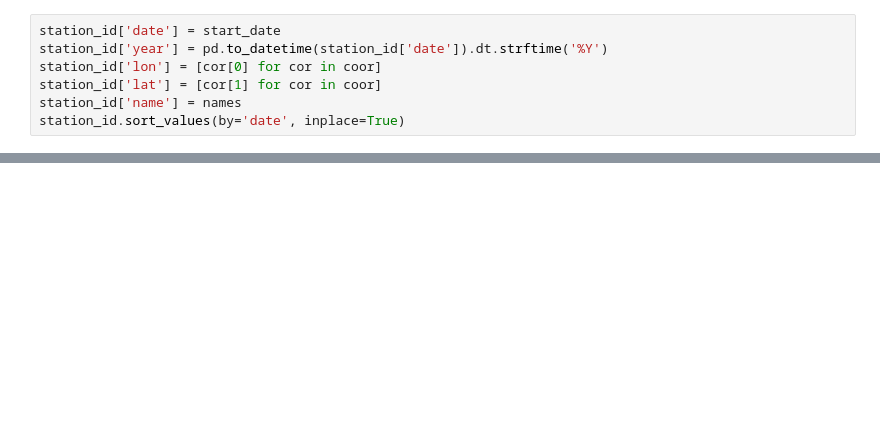
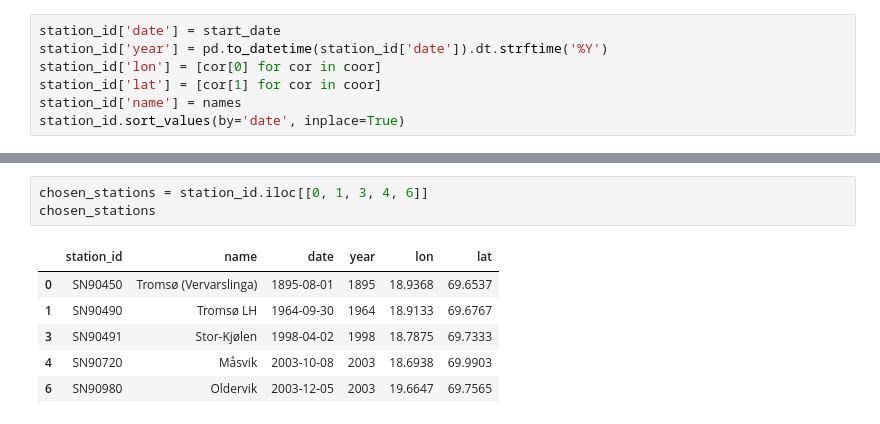
Before and after one commit to trhaugen/troms_weather, a Jupyter notebook: scripts/main_project.ipynb, the cells around one changed output, grey strips where cells are left out. Cells and saved outputs as stored; diff of their text form; blank space fills up the shorter version.

```diff
--- a/scripts/main_project.ipynb
+++ b/scripts/main_project.ipynb
@@ -193,0 +114,10 @@ SyntaxError: invalid syntax (3868715299.py, line 1)
+# %%
+chosen_stations = station_id.iloc[[0, 1, 3, 4, 6]]
+chosen_stations
+# %% [output]
+|  | station_id | name | date | year | lon | lat |
+| 0 | SN90450 | Tromsø (Vervarslinga) | 1895-08-01 | 1895 | 18.9368 | 69.6537 |
+| 1 | SN90490 | Tromsø LH | 1964-09-30 | 1964 | 18.9133 | 69.6767 |
+| 3 | SN90491 | Stor-Kjølen | 1998-04-02 | 1998 | 18.7875 | 69.7333 |
+| 4 | SN90720 | Måsvik | 2003-10-08 | 2003 | 18.6938 | 69.9903 |
+| 6 | SN90980 | Oldervik | 2003-12-05 | 2003 | 19.6647 | 69.7565 |
```
Also changed, not shown: parts of 14 cells of this notebook, 5 other files.
